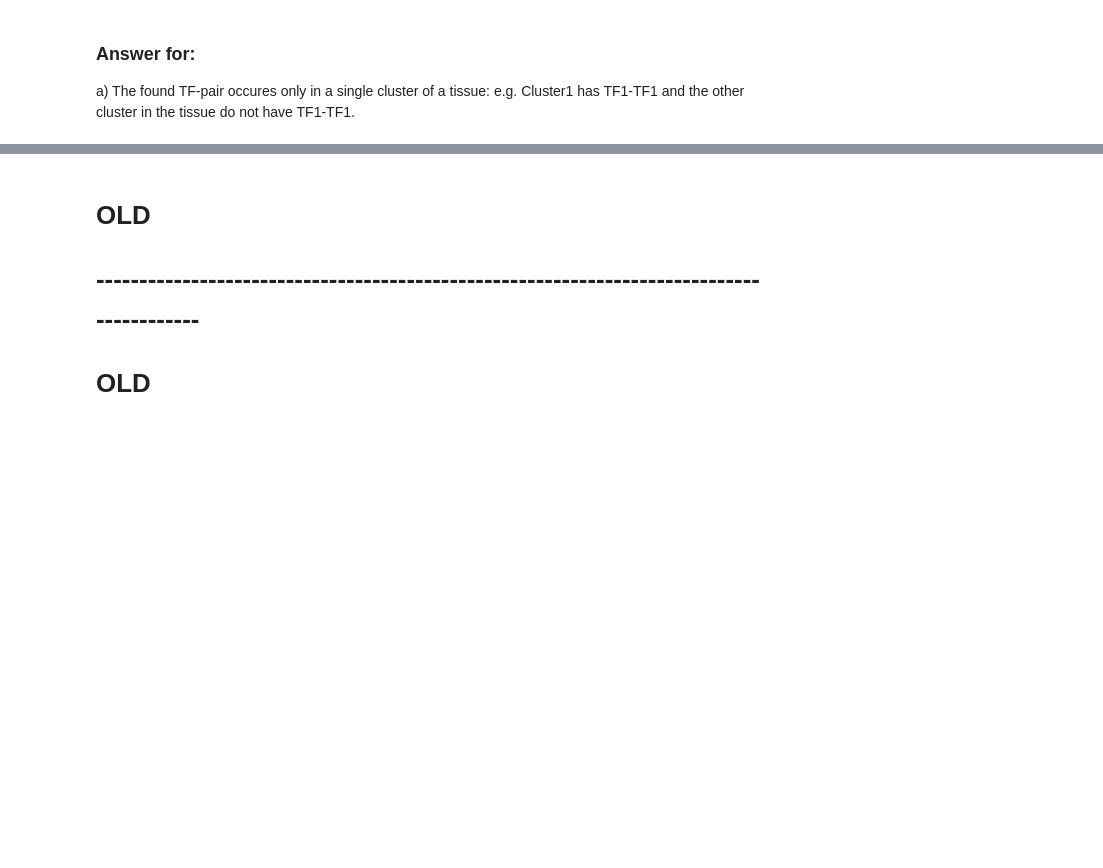
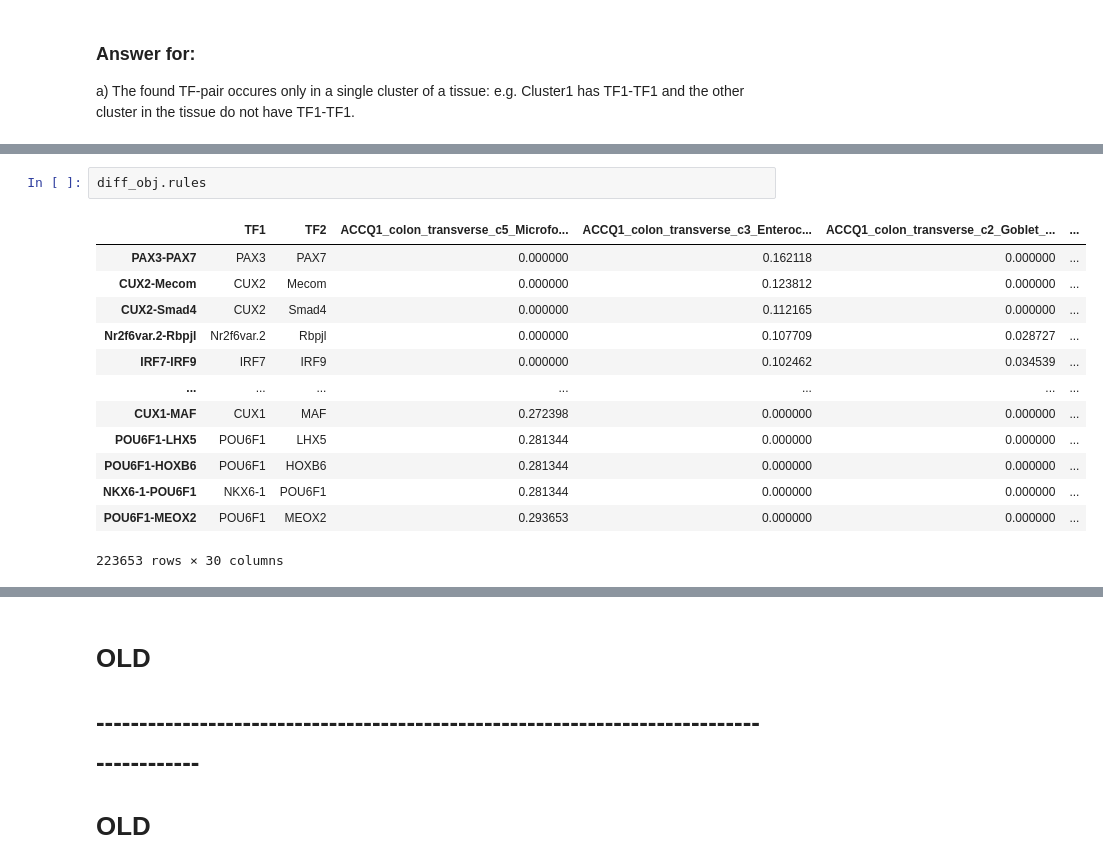
Before and after one commit to loosolab/Datenanalyse-2021, a Jupyter notebook: wp6/analyse/wp2_tf_cooccurences.ipynb, the cells around one changed output, grey strips where cells are left out. Cells and saved outputs as stored; diff of their text form; blank space fills up the shorter version.

```diff
--- a/wp6/analyse/wp2_tf_cooccurences.ipynb
+++ b/wp6/analyse/wp2_tf_cooccurences.ipynb
@@ -688,0 +882,16 @@ r.loc['OVOL1-OTX1']
+# %%
+diff_obj.rules
+# %% [output]
+|  | TF1 | TF2 | ACCQ1_colon_transverse_c5_Microfo... | ACCQ1_colon_transverse_c3_Enteroc... | ACCQ1_colon_transverse_c2_Goblet_... | ... |
+| PAX3-PAX7 | PAX3 | PAX7 | 0.000000 | 0.162118 | 0.000000 | ... |
+| CUX2-Mecom | CUX2 | Mecom | 0.000000 | 0.123812 | 0.000000 | ... |
+| CUX2-Smad4 | CUX2 | Smad4 | 0.000000 | 0.112165 | 0.000000 | ... |
+| Nr2f6var.2-Rbpjl | Nr2f6var.2 | Rbpjl | 0.000000 | 0.107709 | 0.028727 | ... |
+| IRF7-IRF9 | IRF7 | IRF9 | 0.000000 | 0.102462 | 0.034539 | ... |
+| ... | ... | ... | ... | ... | ... | ... |
+| CUX1-MAF | CUX1 | MAF | 0.272398 | 0.000000 | 0.000000 | ... |
+| POU6F1-LHX5 | POU6F1 | LHX5 | 0.281344 | 0.000000 | 0.000000 | ... |
+| POU6F1-HOXB6 | POU6F1 | HOXB6 | 0.281344 | 0.000000 | 0.000000 | ... |
+| NKX6-1-POU6F1 | NKX6-1 | POU6F1 | 0.281344 | 0.000000 | 0.000000 | ... |
+| POU6F1-MEOX2 | POU6F1 | MEOX2 | 0.293653 | 0.000000 | 0.000000 | ... |
+223653 rows × 30 columns
```
Also changed, not shown: parts of 54 cells of this notebook, 2 other files.
